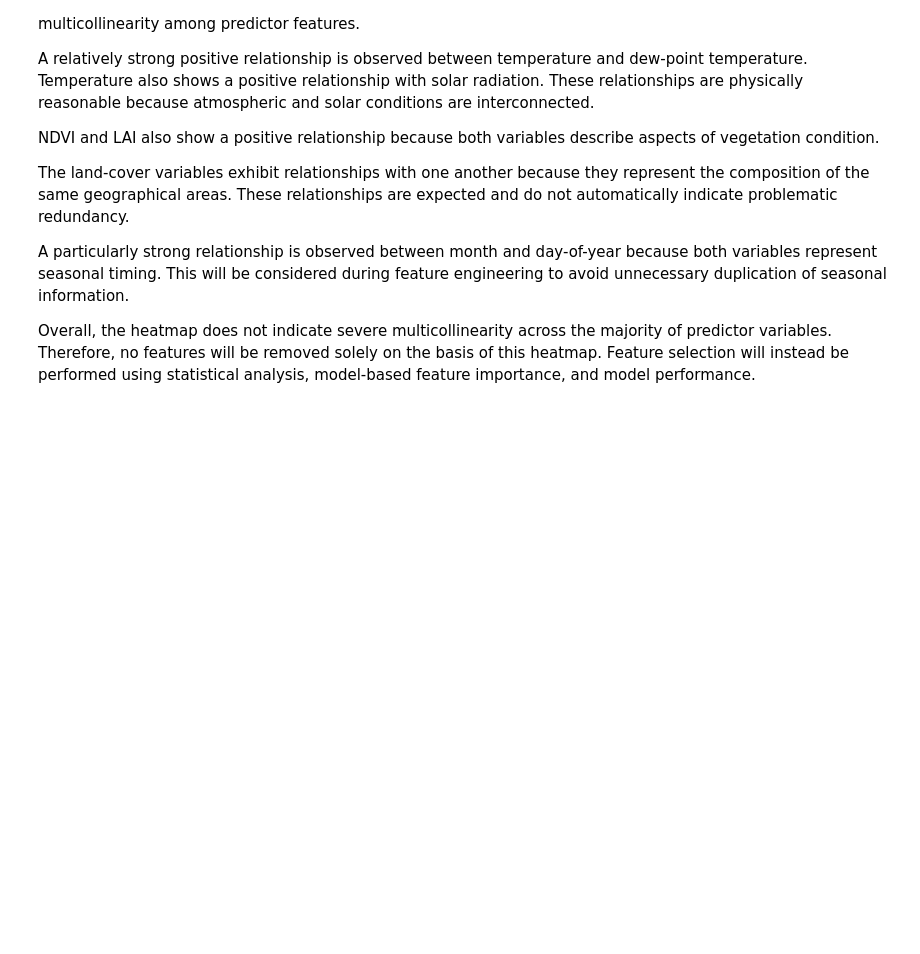
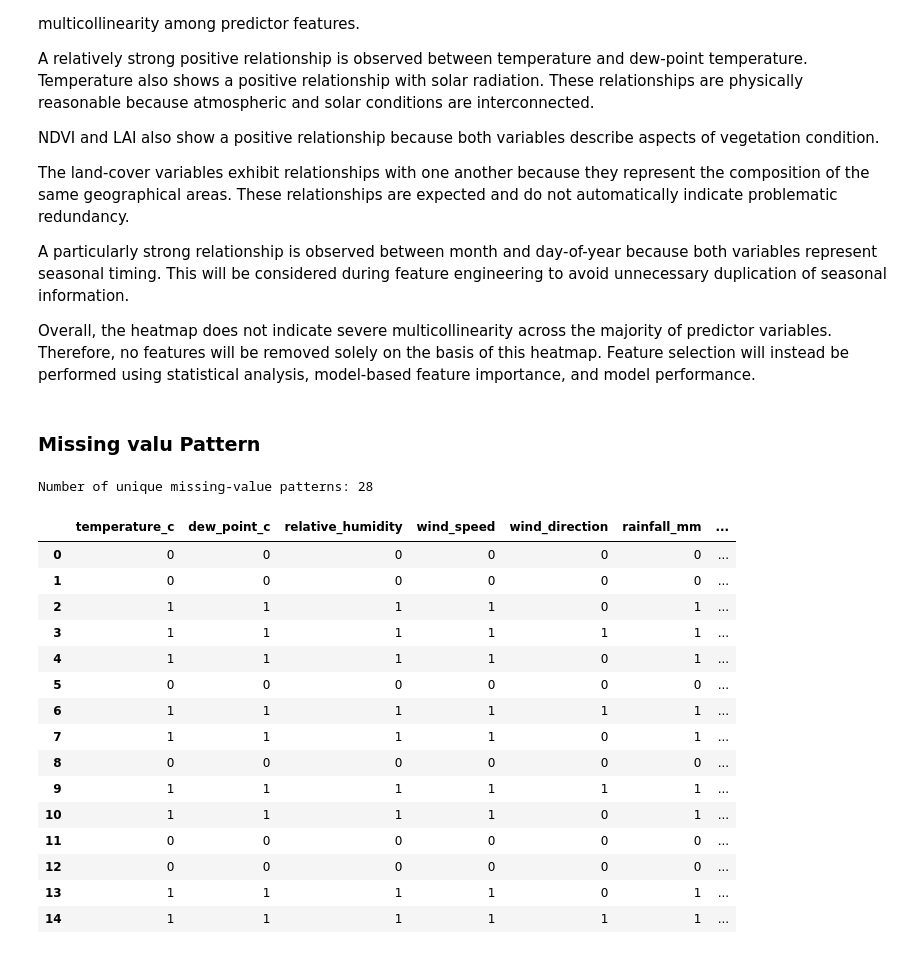
Before and after one commit to mraznyrazeek/ML-Based-Forest-Fire-Prediction-Project, a Jupyter notebook: backend/notebooks/01_mesogeos_data_investigation.ipynb, the cells around one changed output. Cells and saved outputs as stored; diff of their text form; code cells hidden in the pictures; blank space fills up the shorter version.

Commit message:
Investigating and handling missing values

```diff
--- a/backend/notebooks/01_mesogeos_data_investigation.ipynb
+++ b/backend/notebooks/01_mesogeos_data_investigation.ipynb
@@ -818,3 +818,41 @@ The land-cover variables exhibit relationships with one another because they rep
 A particularly strong relationship is observed between month and day-of-year because both variables represent seasonal timing. This will be considered during feature engineering to avoid unnecessary duplication of seasonal information.
 
 Overall, the heatmap does not indicate severe multicollinearity across the majority of predictor variables. Therefore, no features will be removed solely on the basis of this heatmap. Feature selection will instead be performed using statistical analysis, model-based feature importance, and model performance.
+# %% [markdown]
+### Missing valu Pattern
+# %%
+missing_columns = df.columns[df.isna().any()].tolist()
+
+missing_pattern = (
+    df[missing_columns]
+    .isna()
+    .astype(int)
+)
+
+pattern_counts = (
+    missing_pattern
+    .value_counts()
+    .reset_index(name="records")
+)
+
+print("Number of unique missing-value patterns:", len(pattern_counts))
+
+display(pattern_counts.head(15))
+# %% [output]
+Number of unique missing-value patterns: 28
+|  | temperature_c | dew_point_c | relative_humidity | wind_speed | wind_direction | rainfall_mm | ... |
+| 0 | 0 | 0 | 0 | 0 | 0 | 0 | ... |
+| 1 | 0 | 0 | 0 | 0 | 0 | 0 | ... |
+| 2 | 1 | 1 | 1 | 1 | 0 | 1 | ... |
+| 3 | 1 | 1 | 1 | 1 | 1 | 1 | ... |
+| 4 | 1 | 1 | 1 | 1 | 0 | 1 | ... |
+| 5 | 0 | 0 | 0 | 0 | 0 | 0 | ... |
+| 6 | 1 | 1 | 1 | 1 | 1 | 1 | ... |
+| 7 | 1 | 1 | 1 | 1 | 0 | 1 | ... |
+| 8 | 0 | 0 | 0 | 0 | 0 | 0 | ... |
+| 9 | 1 | 1 | 1 | 1 | 1 | 1 | ... |
+| 10 | 1 | 1 | 1 | 1 | 0 | 1 | ... |
+| 11 | 0 | 0 | 0 | 0 | 0 | 0 | ... |
+| 12 | 0 | 0 | 0 | 0 | 0 | 0 | ... |
+| 13 | 1 | 1 | 1 | 1 | 0 | 1 | ... |
+| 14 | 1 | 1 | 1 | 1 | 1 | 1 | ... |
```
Also changed, not shown: parts of 3 cells of this notebook.
